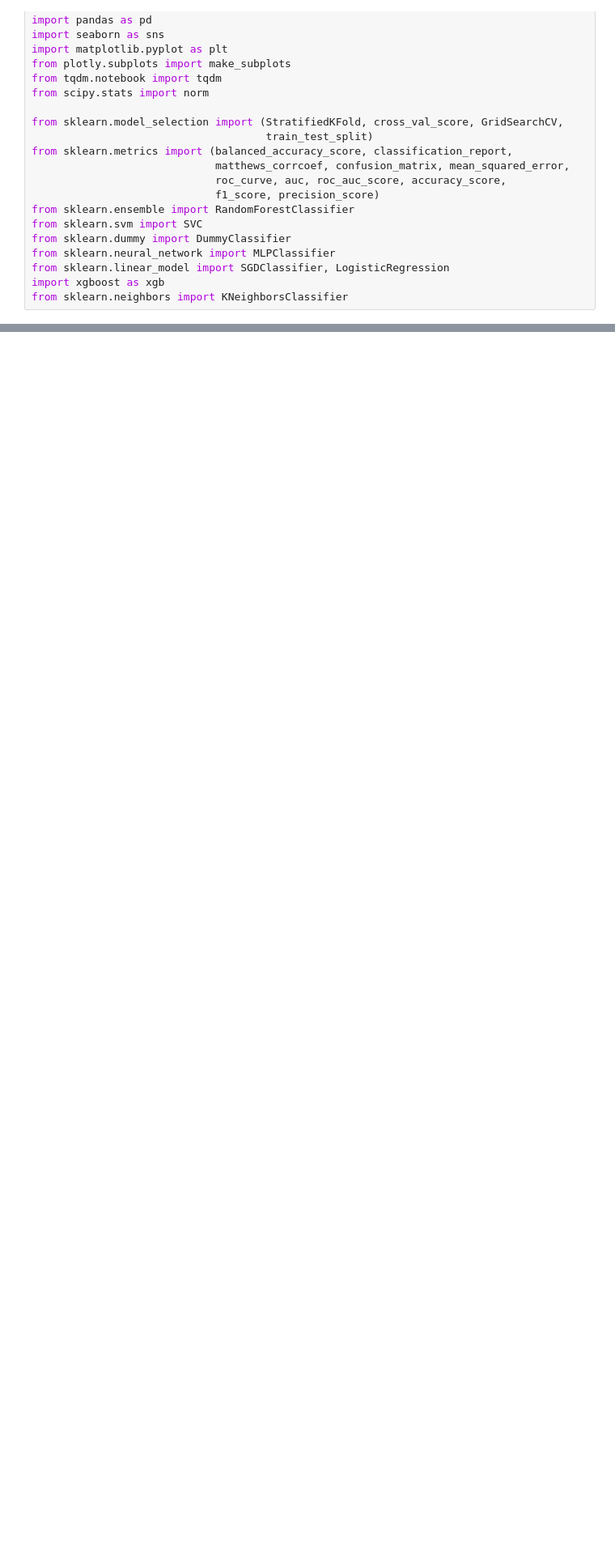
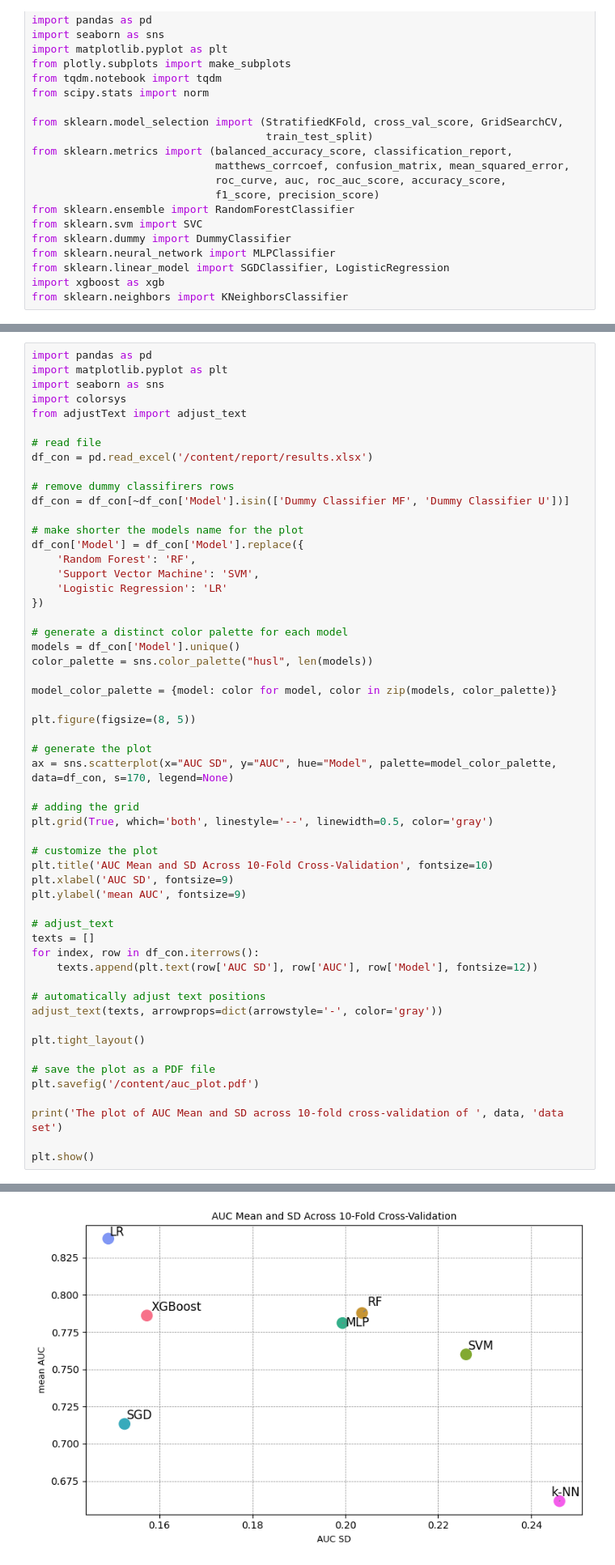
Before and after one commit to sajadamouei/classification-metabolomics, a Jupyter notebook: main.ipynb, the cells around one changed output, grey strips where cells are left out. Shown at 81% size. Cells and saved outputs as stored; diff of their text form; blank space fills up the shorter version.

Commit message:
add function for the plot of consistency across 10 folds

```diff
--- a/main.ipynb
+++ b/main.ipynb
@@ -434,0 +437,56 @@ The results of this experiment, as well as the plots, are available for download
+# %%
+import pandas as pd
+import matplotlib.pyplot as plt
+import seaborn as sns
+import colorsys
+from adjustText import adjust_text
+
+# read file
+df_con = pd.read_excel('/content/report/results.xlsx')
+
+# remove dummy classifirers rows
+df_con = df_con[~df_con['Model'].isin(['Dummy Classifier MF', 'Dummy Classifier U'])]
+
+# make shorter the models name for the plot
+df_con['Model'] = df_con['Model'].replace({
+    'Random Forest': 'RF',
+    'Support Vector Machine': 'SVM',
+    'Logistic Regression': 'LR'
+})
+
+# generate a distinct color palette for each model
+models = df_con['Model'].unique()
+color_palette = sns.color_palette("husl", len(models))
+
+model_color_palette = {model: color for model, color in zip(models, color_palette)}
+
+plt.figure(figsize=(8, 5))
+
+# generate the plot
+ax = sns.scatterplot(x="AUC SD", y="AUC", hue="Model", palette=model_color_palette, data=df_con, s=170, legend=None)
+
+# adding the grid
+plt.grid(True, which='both', linestyle='--', linewidth=0.5, color='gray')
+
+# customize the plot
+plt.title('AUC Mean and SD Across 10-Fold Cross-Validation', fontsize=10)
+plt.xlabel('AUC SD', fontsize=9)
+plt.ylabel('mean AUC', fontsize=9)
+
+# adjust_text
+texts = []
+for index, row in df_con.iterrows():
+    texts.append(plt.text(row['AUC SD'], row['AUC'], row['Model'], fontsize=12))
+
+# automatically adjust text positions
+adjust_text(texts, arrowprops=dict(arrowstyle='-', color='gray'))
+
+plt.tight_layout()
+
+# save the plot as a PDF file
+plt.savefig('/content/auc_plot.pdf')
+
+print('The plot of AUC Mean and SD across 10-fold cross-validation of ', data, 'data set')
+
+plt.show()
+# %% [output]
@@ -434,0 +494 @@ The results of this experiment, as well as the plots, are available for download
+[figure, added]
```
Also changed, not shown: parts of 3 cells of this notebook.
